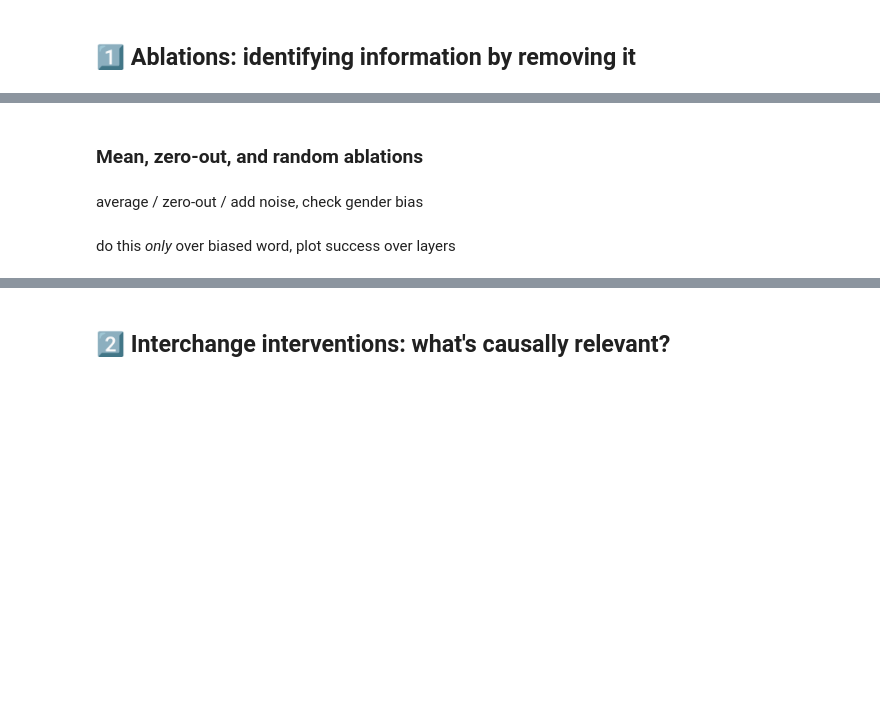
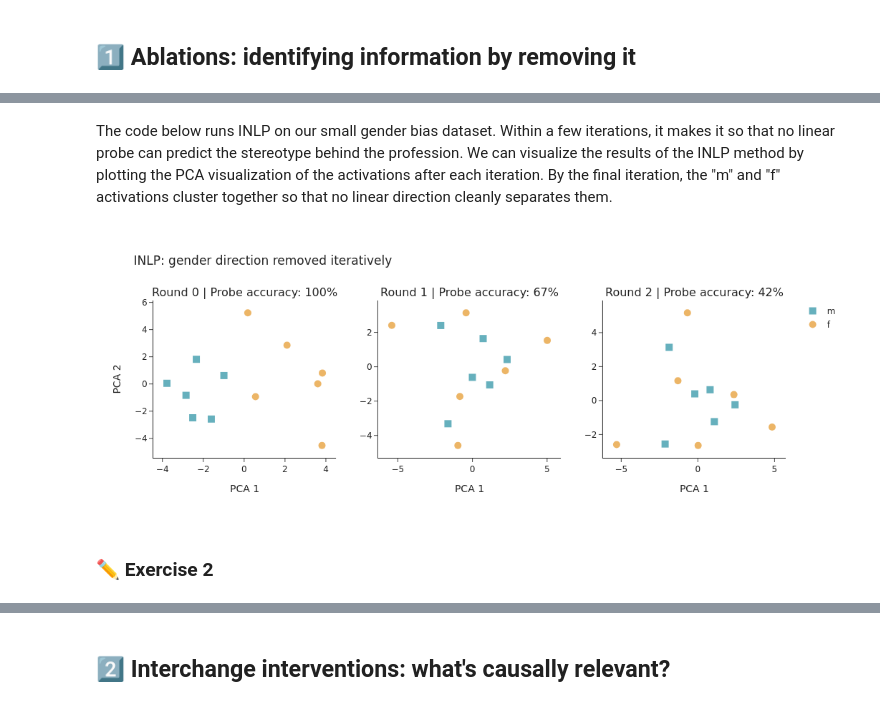
Before and after one commit to cs221m/cs221m-course, a Jupyter notebook: lecture_4_interventions.ipynb, the cells around one changed output, grey strips where cells are left out. Saved outputs shown, nothing was run; the diff lists cells and outputs as text; code cells hidden in the pictures; blank space fills up the shorter version.

```diff
--- a/lecture_4_interventions.ipynb
+++ b/lecture_4_interventions.ipynb
@@ -45,6 +241,0 @@ https://github.com/shauli-ravfogel/nullspace_projection/blob/master/notebooks/wo
-# %% [markdown]
-### Mean, zero-out, and random ablations
-# %% [markdown]
-average / zero-out / add noise, check gender bias
-# %% [markdown]
-do this *only* over biased word, plot success over layers
@@ -50,0 +278,55 @@ do this *only* over biased word, plot success over layers
+# %% [markdown]
+The code below runs INLP on our small gender bias dataset. Within a few iterations, it makes it so that no linear probe can predict the stereotype behind the profession. We can visualize the results of the INLP method by plotting the PCA visualization of the activations after each iteration. By the final iteration, the "m" and "f" activations cluster together so that no linear direction cleanly separates them.
+# %%
+from plotly.subplots import make_subplots
+
+results = inlp(activations_m.cpu().float().numpy(), activations_f.cpu().float().numpy())
+n = len(professions_m)
+
+subplot_titles = [
+    f"Round {r['iteration']} | Probe accuracy: {r['probe_accuracy']:.0%}"
+    for r in results
+]
+
+fig = make_subplots(rows=1, cols=len(results), subplot_titles=subplot_titles)
+
+for col, r in enumerate(results, start=1):
+    acts_m_snap = r["activation_m"]
+    acts_f_snap = r["activation_f"]
+
+    # refit PCA on each snapshot so the axes capture the variance that's actually present
+    pca = PCA(n_components=2)
+    proj = pca.fit_transform(np.concatenate([acts_m_snap, acts_f_snap], axis=0))
+
+    fig.add_trace(go.Scatter(
+        x=proj[:n, 0], y=proj[:n, 1],
+        mode='markers',
+        marker=dict(symbol='square', color="rgba(0, 124, 146, 0.6)", size=10),
+        name='m',
+        showlegend=(col == 1),
+        hovertext=professions_m,
+    ), row=1, col=col)
+
+    fig.add_trace(go.Scatter(
+        x=proj[n:, 0], y=proj[n:, 1],
+        mode='markers',
+        marker=dict(symbol='circle', color="rgba(223, 131, 0, 0.6)", size=10),
+        name='f',
+        showlegend=(col == 1),
+        hovertext=professions_f,
+    ), row=1, col=col)
+
+fig.update_layout(
+    template='simple_white',
+    width=350 * len(results),
+    height=400,
+    title_text='INLP: gender direction removed iteratively',
+)
+fig.update_xaxes(title_text='PCA 1')
+fig.update_yaxes(title_text='PCA 2', col=1)
+
+fig.show()
+# %% [output]
+[figure, added]
+# %% [markdown]
+### ✏ **Exercise 2**
```
Also changed, not shown: parts of 66 cells of this notebook, 9 other files.
